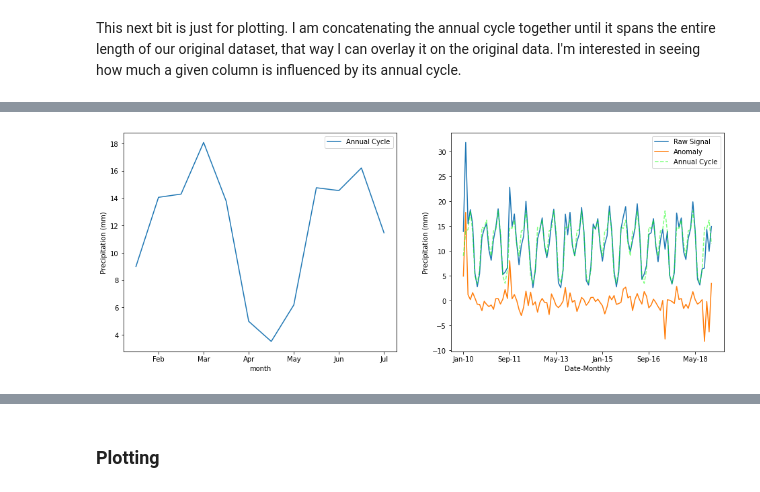
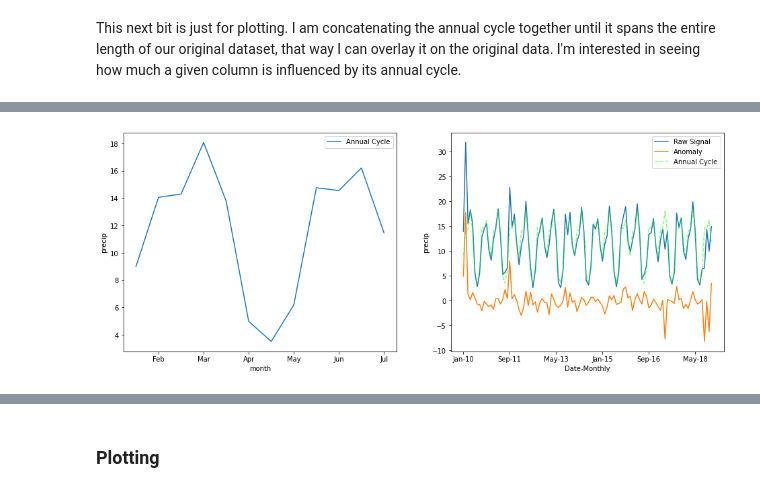
Before and after one commit to Jakidxav/ciat_bean_price_feature_importances, a Jupyter notebook: notebooks/6_merge_data.ipynb, the cells around one changed output, grey strips where cells are left out. Cells and saved outputs as stored; diff of their text form; code cells hidden in the pictures.

```diff
--- a/notebooks/6_merge_data.ipynb
+++ b/notebooks/6_merge_data.ipynb
@@ -327,4 +322,4 @@ Index(['month', 'precip', 'mintemp', 'maxtemp', 'DAP', 'Urea',
 # %% [markdown]
 It looks like the anomaly dataframe lost the `Date-Monthly` column when we performed the group-by operation. Let's add that back in.
 # %%
-rwanda_std['Date-Monthly'] = rwanda_subset['Date-Monthly']
+rwanda_example_std['Date-Monthly'] = rwanda_subset['Date-Monthly']
@@ -354,0 +354,3 @@ precip_cycle
+# %%
+precip_cycle = extend_mean(df_means.precip, 9, 108)
+precip_cycle
@@ -355,19 +371,33 @@ precip_cycle
 # %%
-fig, ax = plt.subplots(1, 2, figsize=(16, 6))
+def plot_annual_cycle(col, means, df, std, cycle, months):
+    """
+    Plots the annual cycle (monthly means) of a given column in a dataframe, along with the standardized signal.
 
-df_means[['precip']].rename(columns={'precip': 'Annual Cycle'}).plot(label='Anomaly', ax=ax[0])
-rwanda_subset[['Date-Monthly', 'precip']].rename(columns={'precip': 'Raw Signal'}).plot(x='Date-Monthly', ax=ax[1])
-rwanda_std[['Date-Monthly', 'precip']].rename(columns={'precip': 'Anomaly'}).plot(x='Date-Monthly', ax=ax[1])
-precip_cycle[['precip']].rename(columns={'precip': 'Annual Cycle'}).plot(color='lime', linestyle='--', alpha=0.5, ax=ax[1])
+    col(str): name of the column you'd like to plot
+    means(DataFrame): a dataframe containing the means of every column in df
+    df(DataFrame): a dataframe
+    std(DataFrame) df - means for every column in the dataframe
+    cycle(DataFrame): the means DataFrame extended to the length of df (for comparison)
+    months(list): a list of months extending from index 0 to len(df)
+    """
+    fig, ax = plt.subplots(1, 2, figsize=(16, 6))
 
-ax[0].set_xticklabels(months)
-ax[0].set_ylabel('Precipitation (mm)')
-ax[1].set_ylabel('Precipitation (mm)')
-ax[0].legend()
-ax[1].legend()
+    means[[col]].rename(columns={col: 'Annual Cycle'}).plot(label='Anomaly', ax=ax[0])
+    df[['Date-Monthly', col]].rename(columns={col: 'Raw Signal'}).plot(x='Date-Monthly', ax=ax[1])
+    std[['Date-Monthly', col]].rename(columns={col: 'Anomaly'}).plot(x='Date-Monthly', ax=ax[1])
+    cycle[[col]].rename(columns={col: 'Annual Cycle'}).plot(color='lime', linestyle='--', alpha=0.5, ax=ax[1])
 
-plt.show()
+    ax[0].set_xticklabels(months)
+    ax[0].set_ylabel(col)
+    ax[1].set_ylabel(col)
+    ax[0].legend()
+    ax[1].legend()
+
+    plt.show()
-# %% [output]
-[figure, removed]
+# %%
+column = 'precip'
+plot_annual_cycle(column, df_means, rwanda_subset, rwanda_example_std, precip_cycle, months)
+# %% [output]
+[figure, added]
 # %%
 # now do the same plot below, but this time not for a climate variable
```
Also changed, not shown: parts of 26 cells of this notebook, 4 other files.
